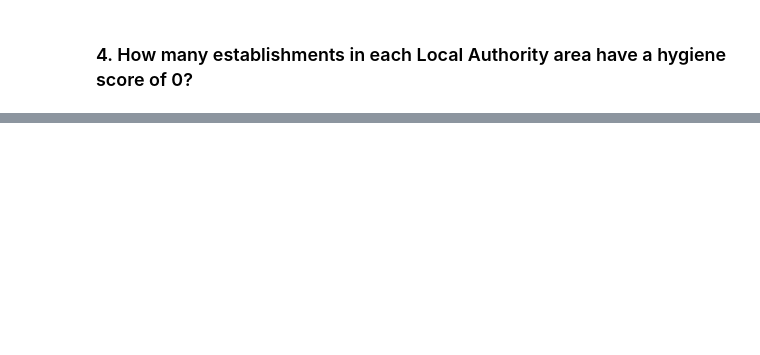
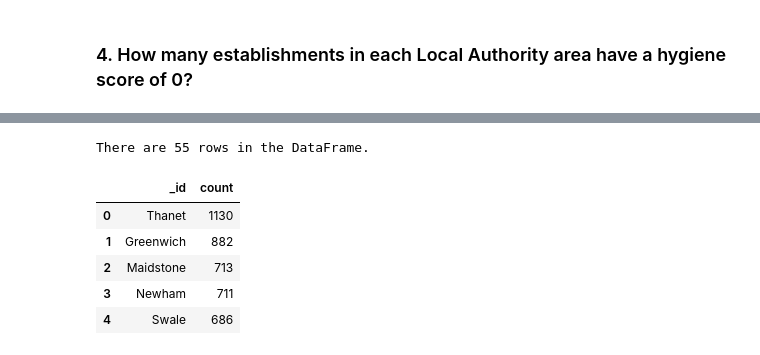
Before and after one commit to angelanarag/nosql-challenge, a Jupyter notebook: NoSQL_analysis_starter.ipynb, the cells around one changed output, grey strips where cells are left out. Saved outputs shown, nothing was run; the diff lists cells and outputs as text; code cells hidden in the pictures; blank space fills up the shorter version.

```diff
--- a/NoSQL_analysis_starter.ipynb
+++ b/NoSQL_analysis_starter.ipynb
@@ -238,9 +256,24 @@ sort =
 # %%
 # Create a pipeline that:
 # 1. Matches establishments with a hygiene score of 0
+match_query = {'$match': {'scores.Hygiene': 0}}
+
 # 2. Groups the matches by Local Authority
+group_query = {'$group': {'_id': '$LocalAuthorityName',
+                          'count': {'$sum': 1}
+                         }
+              }
 # 3. Sorts the matches from highest to lowest
+sort_query = {'$sort': {'count': -1}}
+
+# Put the pipeline together
+pipeline = [match_query, group_query, sort_query]
+
+# Run the pipeline through the aggregate method, cast the results as a list, and save the results to a variable
+results = list(establishments.aggregate(pipeline))
 
 # Print the number of documents in the result
+print(f"There are {len(results)} documents in the result.")
 
 # Print the first 10 results
+pprint(results[0:10])
@@ -247,6 +292,17 @@ sort =
 # %%
 # Convert the result to a Pandas DataFrame
+hygiene0_df = pd.DataFrame(results)
 
 # Display the number of rows in the DataFrame
+print(f"There are {len(hygiene0_df)} rows in the DataFrame.")
 
 # Display the first 10 rows of the DataFrame
+hygiene0_df.head(5)
+# %% [output]
+There are 55 rows in the DataFrame.
+|  | _id | count |
+| 0 | Thanet | 1130 |
+| 1 | Greenwich | 882 |
+| 2 | Maidstone | 713 |
+| 3 | Newham | 711 |
+| 4 | Swale | 686 |
```
Also changed, not shown: parts of 13 cells of this notebook, 1 other file.
